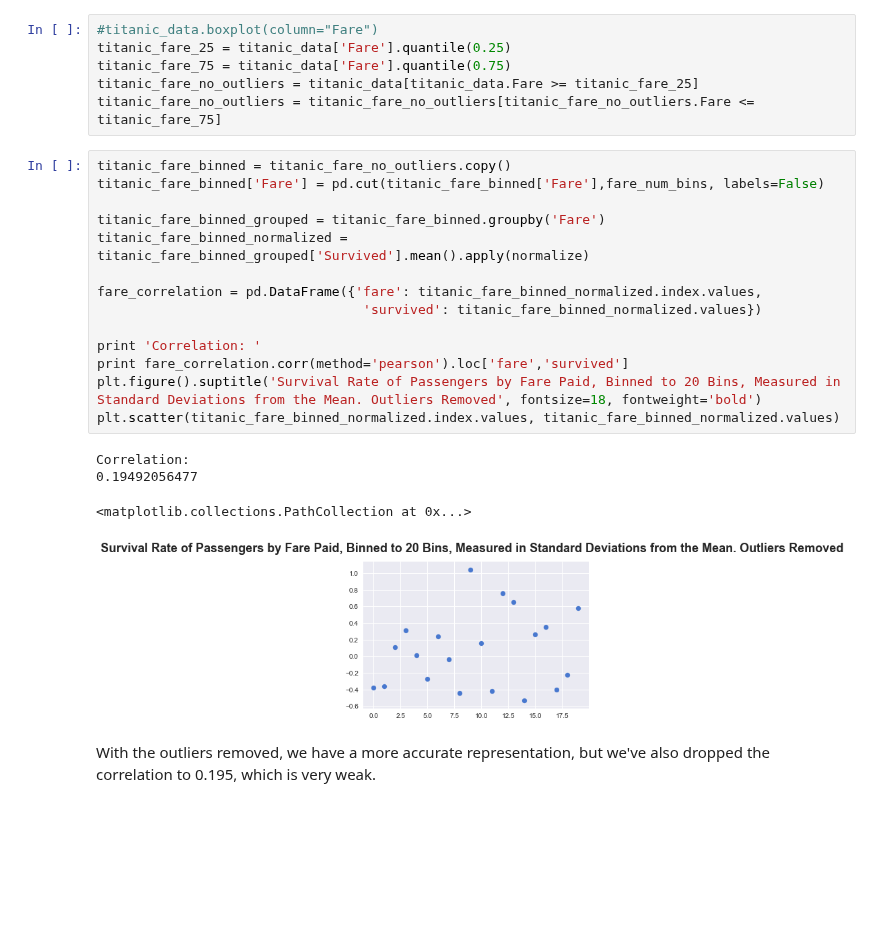
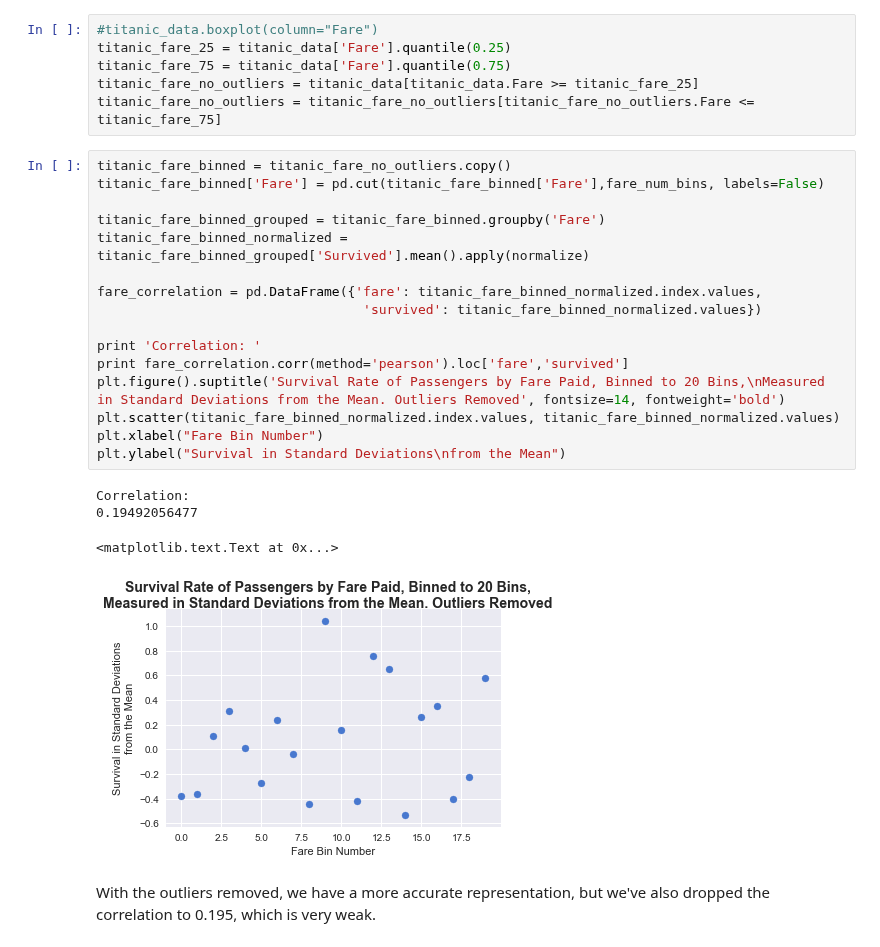
Before and after one commit to kylemeenehan/titanic-data, a Jupyter notebook: Titanic Project.ipynb, the cells around one changed output. Drawn from its saved outputs; the diff is of its cells as text; blank space fills up the shorter version.

```diff
--- a/Titanic Project.ipynb
+++ b/Titanic Project.ipynb
@@ -272,22 +280,24 @@ titanic_fare_no_outliers = titanic_fare_no_outliers[titanic_fare_no_outliers.Far
 # %%
 titanic_fare_binned = titanic_fare_no_outliers.copy()
 titanic_fare_binned['Fare'] = pd.cut(titanic_fare_binned['Fare'],fare_num_bins, labels=False)
 
 titanic_fare_binned_grouped = titanic_fare_binned.groupby('Fare')
 titanic_fare_binned_normalized = titanic_fare_binned_grouped['Survived'].mean().apply(normalize)
 
 fare_correlation = pd.DataFrame({'fare': titanic_fare_binned_normalized.index.values,
                                   'survived': titanic_fare_binned_normalized.values})
 
 print 'Correlation: '
 print fare_correlation.corr(method='pearson').loc['fare','survived']
-plt.figure().suptitle('Survival Rate of Passengers by Fare Paid, Binned to 20 Bins, Measured in Standard Deviations from the Mean. Outliers Removed', fontsize=18, fontweight='bold')
+plt.figure().suptitle('Survival Rate of Passengers by Fare Paid, Binned to 20 Bins,\nMeasured in Standard Deviations from the Mean. Outliers Removed', fontsize=14, fontweight='bold')
 plt.scatter(titanic_fare_binned_normalized.index.values, titanic_fare_binned_normalized.values)
+plt.xlabel("Fare Bin Number")
+plt.ylabel("Survival in Standard Deviations\nfrom the Mean")
 # %% [output]
 Correlation:
 0.19492056477
-<matplotlib.collections.PathCollection at 0x...>
+<matplotlib.text.Text at 0x...>
-[figure, old version]
+[figure, new version]
 # %% [markdown]
 With the outliers removed, we have a more accurate representation, but we've also dropped the correlation to 0.195, which is very weak.
 # %% [markdown]
```
Also changed, not shown: parts of 8 cells of this notebook.
